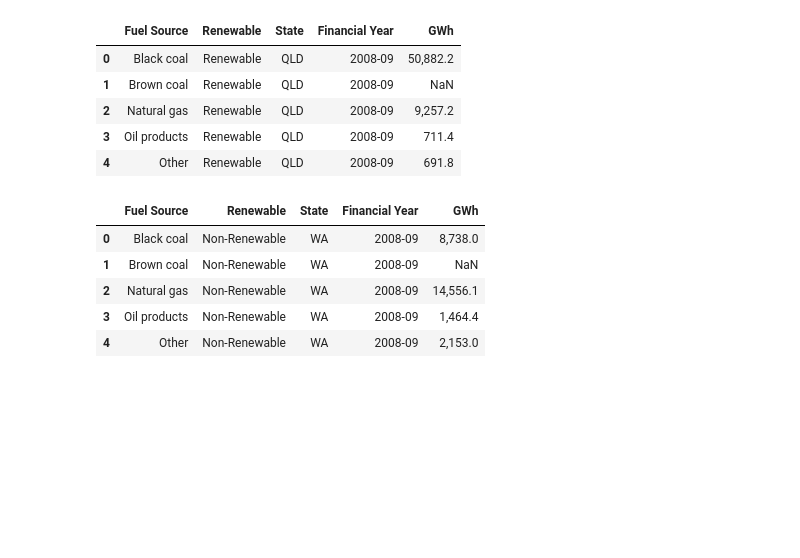
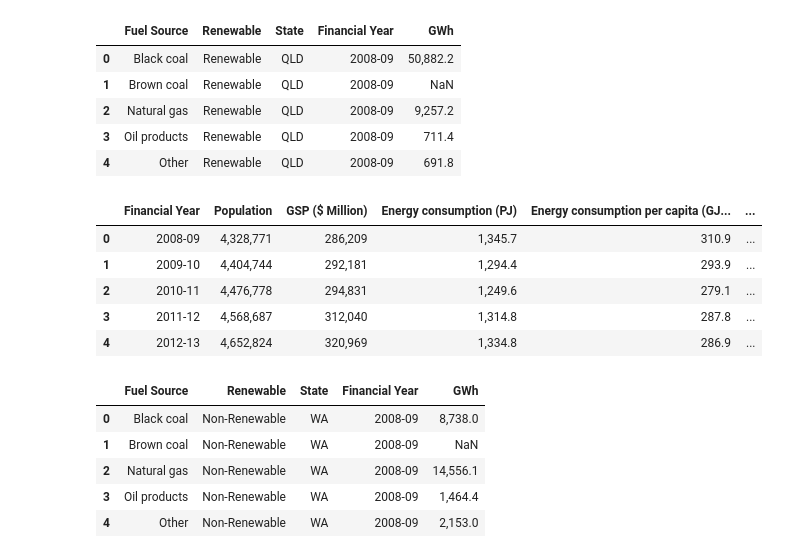
Before and after one commit to Lopokoiyit/PROJECT2-, a Jupyter notebook: data/data_cleaning.ipynb, the cells around one changed output. Cells and saved outputs as stored; diff of their text form; code cells hidden in the pictures; blank space fills up the shorter version.

```diff
--- a/data/data_cleaning.ipynb
+++ b/data/data_cleaning.ipynb
@@ -43,4 +63,14 @@ qld_df.head()
 | 2 | Natural gas | Renewable | QLD | 2008-09 | 9,257.2 |
 | 3 | Oil products | Renewable | QLD | 2008-09 | 711.4 |
 | 4 | Other | Renewable | QLD | 2008-09 | 691.8 |
+# %%
+qld_consumption_df = pd.read_csv("csv/qld_consumption.csv")
+qld_consumption_df.head()
+# %% [output]
+|  | Financial Year | Population | GSP ($ Million) | Energy consumption (PJ) | Energy consumption per capita (GJ... | ... |
+| 0 | 2008-09 | 4,328,771 | 286,209 | 1,345.7 | 310.9 | ... |
+| 1 | 2009-10 | 4,404,744 | 292,181 | 1,294.4 | 293.9 | ... |
+| 2 | 2010-11 | 4,476,778 | 294,831 | 1,249.6 | 279.1 | ... |
+| 3 | 2011-12 | 4,568,687 | 312,040 | 1,314.8 | 287.8 | ... |
+| 4 | 2012-13 | 4,652,824 | 320,969 | 1,334.8 | 286.9 | ... |
 # %%
```
Also changed, not shown: parts of 13 cells of this notebook, 14 other files.
